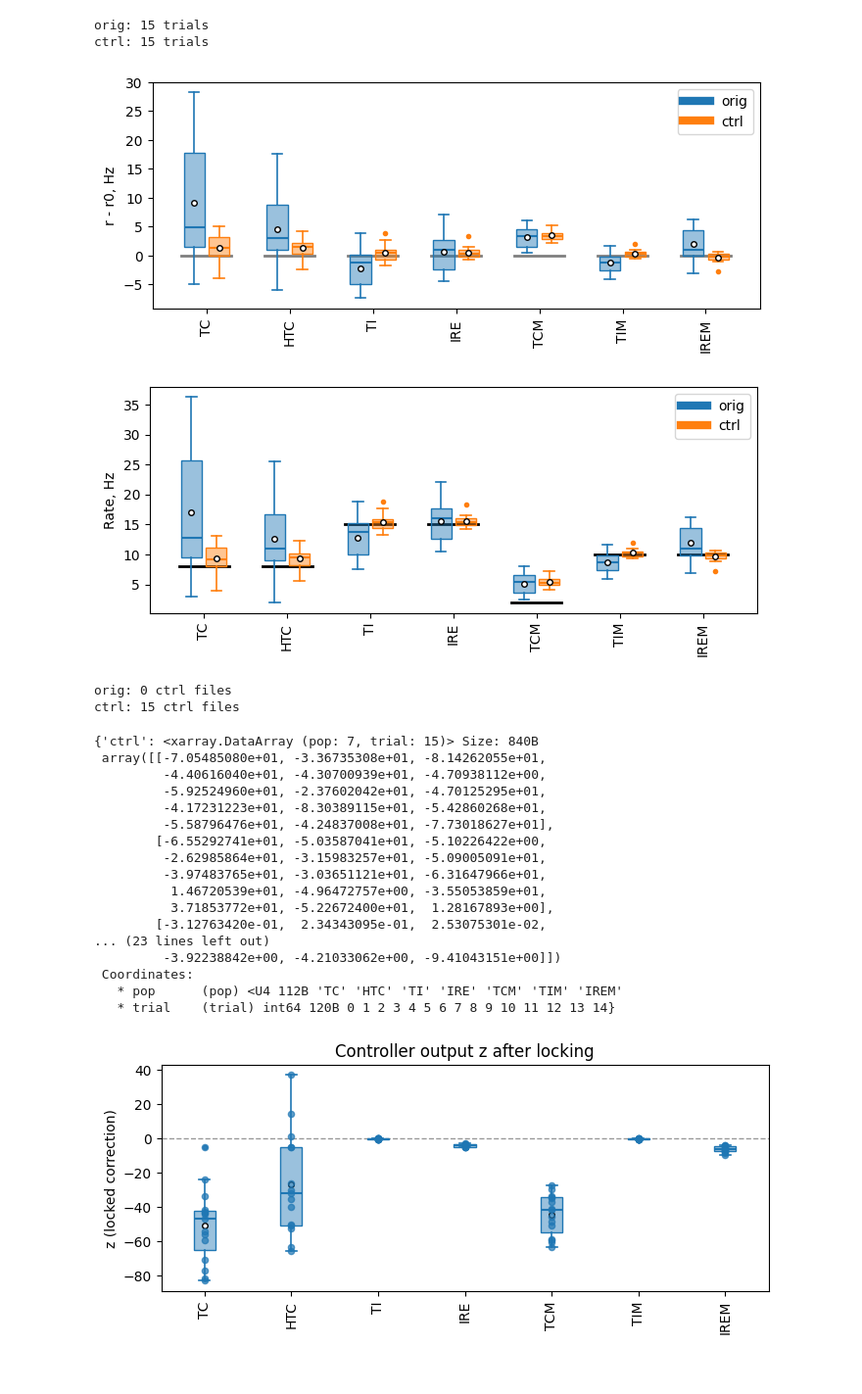
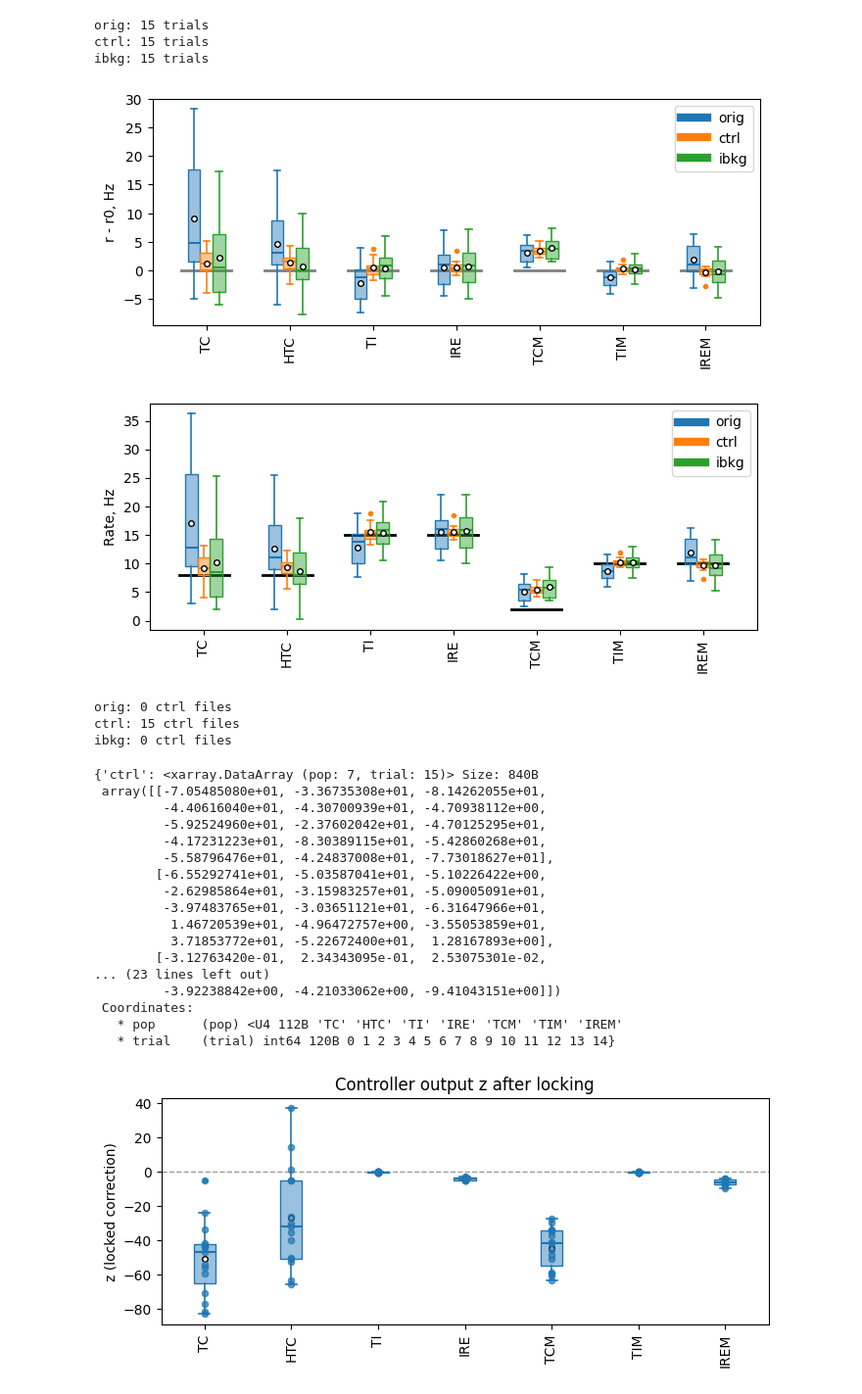
Before and after one commit to niknovikov19/A1-OUinp, a Jupyter notebook: exp_configs/batch_rxbkg_state1_mech1/net_newsec_ctrl_var_seed/compare_ctrl_res.ipynb, the cells around one changed output. Shown at 98% size. Saved outputs shown, nothing was run; the diff lists cells and outputs as text; code cells hidden in the pictures.

Commit message:
Create experiment with ctrl-derived static corrections

```diff
--- a/exp_configs/batch_rxbkg_state1_mech1/net_newsec_ctrl_var_seed/compare_ctrl_res.ipynb
+++ b/exp_configs/batch_rxbkg_state1_mech1/net_newsec_ctrl_var_seed/compare_ctrl_res.ipynb
@@ -22,7 +22,8 @@ dirpath_res = dirpath_root / 'exp_results' / exp_group / exp_name
 
 exp_names_sub = {
     'orig': 'exp_thal_nseed_15_t_200.0_220.0_wmult_0.25_ee_0.5',
-    'ctrl': 'exp_thal_nseed_15_t_200.0_220.0_kmu_0.005_ksigma_0.0_taur_100_taum_2500_tauu_100_tc0_10000_tlock_160000_ks_0.0001_ku_0.001_epsm_0.1_wmult_0.25_ee_0.5'
+    'ctrl': 'exp_thal_nseed_15_t_200.0_220.0_kmu_0.005_ksigma_0.0_taur_100_taum_2500_tauu_100_tc0_10000_tlock_160000_ks_0.0001_ku_0.001_epsm_0.1_wmult_0.25_ee_0.5',
+    'ibkg': 'exp_thal_nseed_15_t_15.0_25.0_ictrl_wmult_0.25_ee_0.5'
 }
 
 # Auto-detect if only one entry exists
@@ -73,6 +74,7 @@ for exp_label, exp_name_sub in exp_names_sub.items():
 # %% [output]
 orig: 15 trials
 ctrl: 15 trials
+ibkg: 15 trials
 # %%
 PYR_POPS = ['IT2', 'IT3', 'ITP4', 'ITS4', 'IT5A', 'IT5B', 'IT6',
             'CT5A', 'CT5B', 'CT6', 'PT5B']
@@ -178,21 +180,21 @@ def plot_rates(
 # %%
 # Rate error boxplots
 par = {'figsize': (8, 3), 'target_alpha': 0.5,
-       'box_w': 0.25, 'box_alpha': 1, 'd': 0.15,
+       'box_w': 0.15, 'box_alpha': 1, 'd': 0.15,
        'normalize': False, 'center': True, 'legend': True,
        'title': False, 'ylabel': True}
 plot_rates(THAL_POPS, **par)
 # %% [output]
-[figure, old version]
+[figure, new version]
 # %%
 # Absolute rates
 par_abs = {'figsize': (8, 3), 'target_alpha': 1,
-           'box_w': 0.25, 'box_alpha': 1, 'd': 0.15,
+           'box_w': 0.15, 'box_alpha': 1, 'd': 0.15,
            'normalize': False, 'center': False, 'legend': True,
            'title': False, 'ylabel': True}
 plot_rates(THAL_POPS, **par_abs)
 # %% [output]
-[figure, old version]
+[figure, new version]
 # %%
 # Load ctrl pkl files and extract final z per population per trial
 Z_all = {}   # exp_label -> xr.DataArray [pop, trial]
@@ -233,6 +235,7 @@ Z_all
 # %% [output]
 orig: 0 ctrl files
 ctrl: 15 ctrl files
+ibkg: 0 ctrl files
 {'ctrl': <xarray.DataArray (pop: 7, trial: 15)> Size: 840B
  array([[-7.05485080e+01, -3.36735308e+01, -8.14262055e+01,
          -4.40616040e+01, -4.30700939e+01, -4.70938112e+00,
```
Also changed, not shown: 4 other files.
